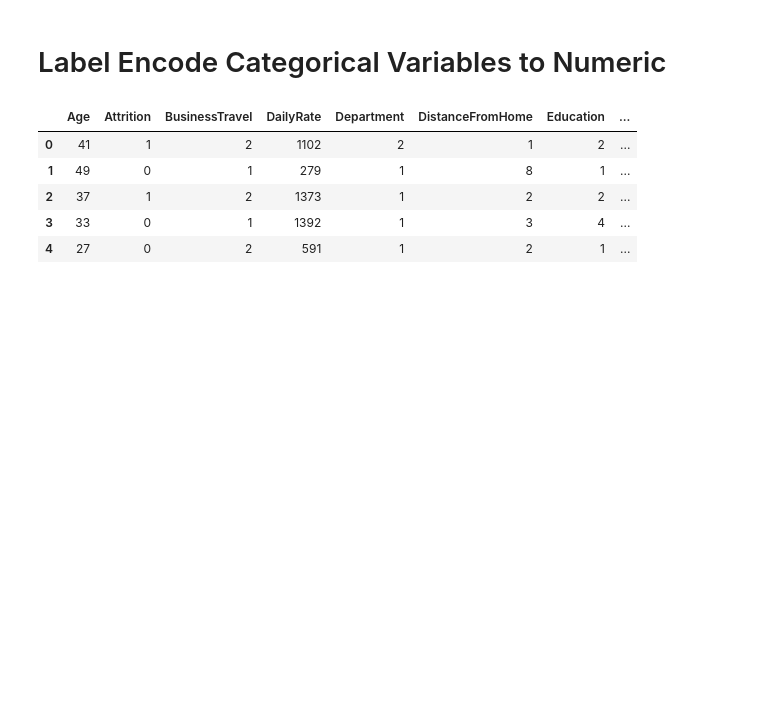
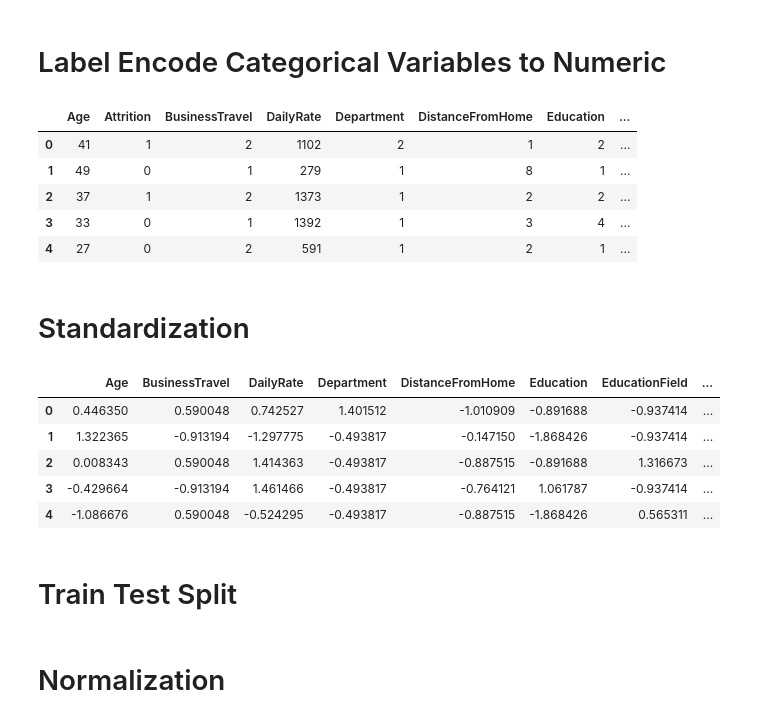
Before and after one commit to ArijitRoyDS/Learning-Data-Science, a Jupyter notebook: Exploratory-Data-Analysis/EDA-Techniques/Feature-Scaling-and-Standardization.ipynb, the cells around one changed output. Drawn from its saved outputs; the diff is of its cells as text; code cells hidden in the pictures; blank space fills up the shorter version.

```diff
--- a/Exploratory-Data-Analysis/EDA-Techniques/Feature-Scaling-and-Standardization.ipynb
+++ b/Exploratory-Data-Analysis/EDA-Techniques/Feature-Scaling-and-Standardization.ipynb
@@ -132,3 +135,26 @@ encoded_df.head(5)
 # All Categorical Columns are now converted to numeric. You can use any of the encoding techniques in a similar manner
 # I have used LabelEncoder as it is the most popular encoding technique and returns a single column unlike One Hot Encoder,
 # which returns n-1 columns, where n is the number of unique values in each column.
+# %%
+encoded_df1 = encoded_df.copy(deep=True)     # Used to demonstrate Stadardization
+encoded_df2 = encoded_df.copy(deep=True)     # Used to demonstrate Normalization
+# %% [markdown]
+# Standardization
+# %%
+# Save the Target Variable "Attrition" in variable y before standardization as Target Variable should not be standardised
+y1 = encoded_df1['Attrition'].values
+x1 = encoded_df1.drop(['Attrition'], axis=1)
+# %%
+scaler = StandardScaler()
+cols = x1.columns
+x1 = scaler.fit_transform(x1)
+
+encoded_df1_standardised = pd.DataFrame(x1, columns = cols)
+encoded_df1_standardised.head(5)
+# %% [output]
+|  | Age | BusinessTravel | DailyRate | Department | DistanceFromHome | Education | EducationField | ... |
+| 0 | 0.446350 | 0.590048 | 0.742527 | 1.401512 | -1.010909 | -0.891688 | -0.937414 | ... |
+| 1 | 1.322365 | -0.913194 | -1.297775 | -0.493817 | -0.147150 | -1.868426 | -0.937414 | ... |
+| 2 | 0.008343 | 0.590048 | 1.414363 | -0.493817 | -0.887515 | -0.891688 | 1.316673 | ... |
+| 3 | -0.429664 | -0.913194 | 1.461466 | -0.493817 | -0.764121 | 1.061787 | -0.937414 | ... |
+| 4 | -1.086676 | 0.590048 | -0.524295 | -0.493817 | -0.887515 | -1.868426 | 0.565311 | ... |
@@ -134,0 +163,2 @@ encoded_df.head(5)
+# %% [markdown]
+# Train Test Split
@@ -134,0 +168,2 @@ encoded_df.head(5)
+# %% [markdown]
+# Normalization
```
Also changed, not shown: parts of 9 cells of this notebook.
